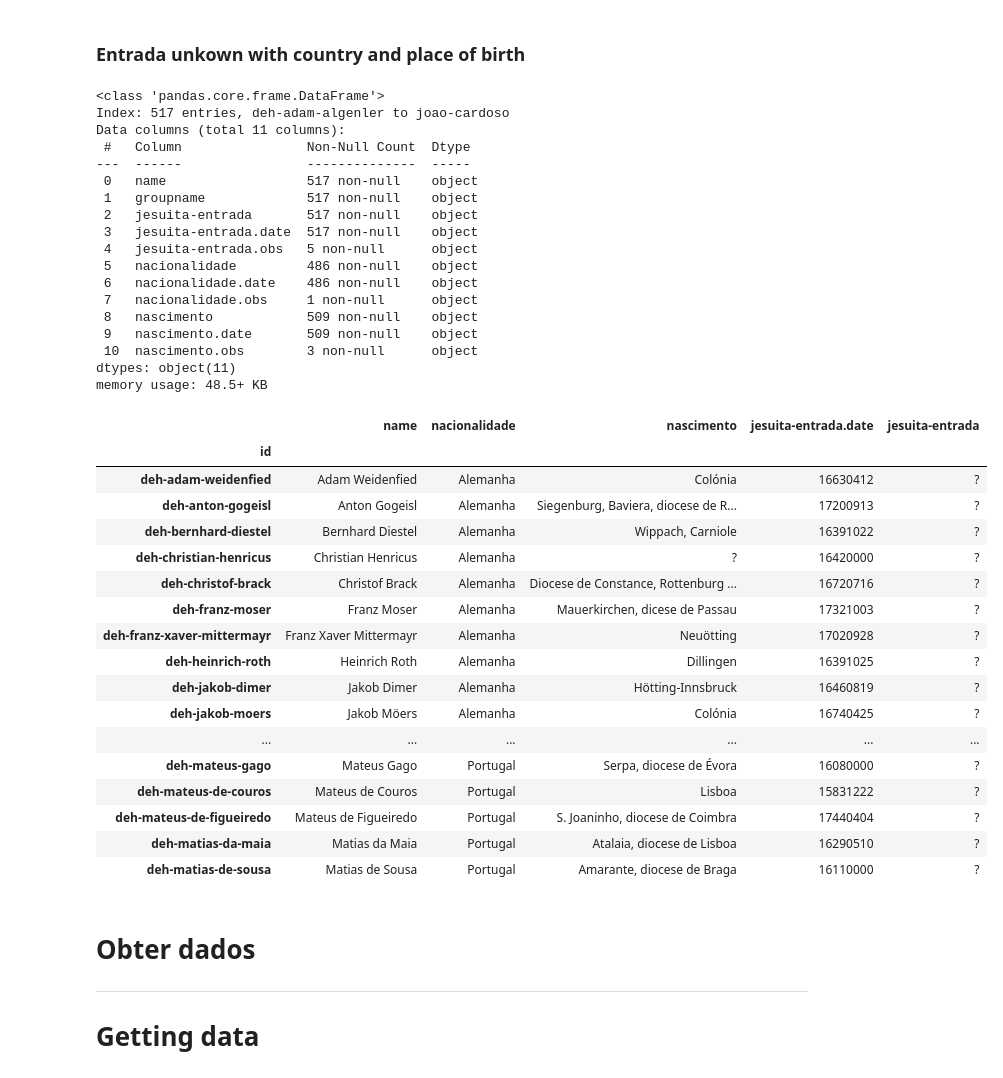
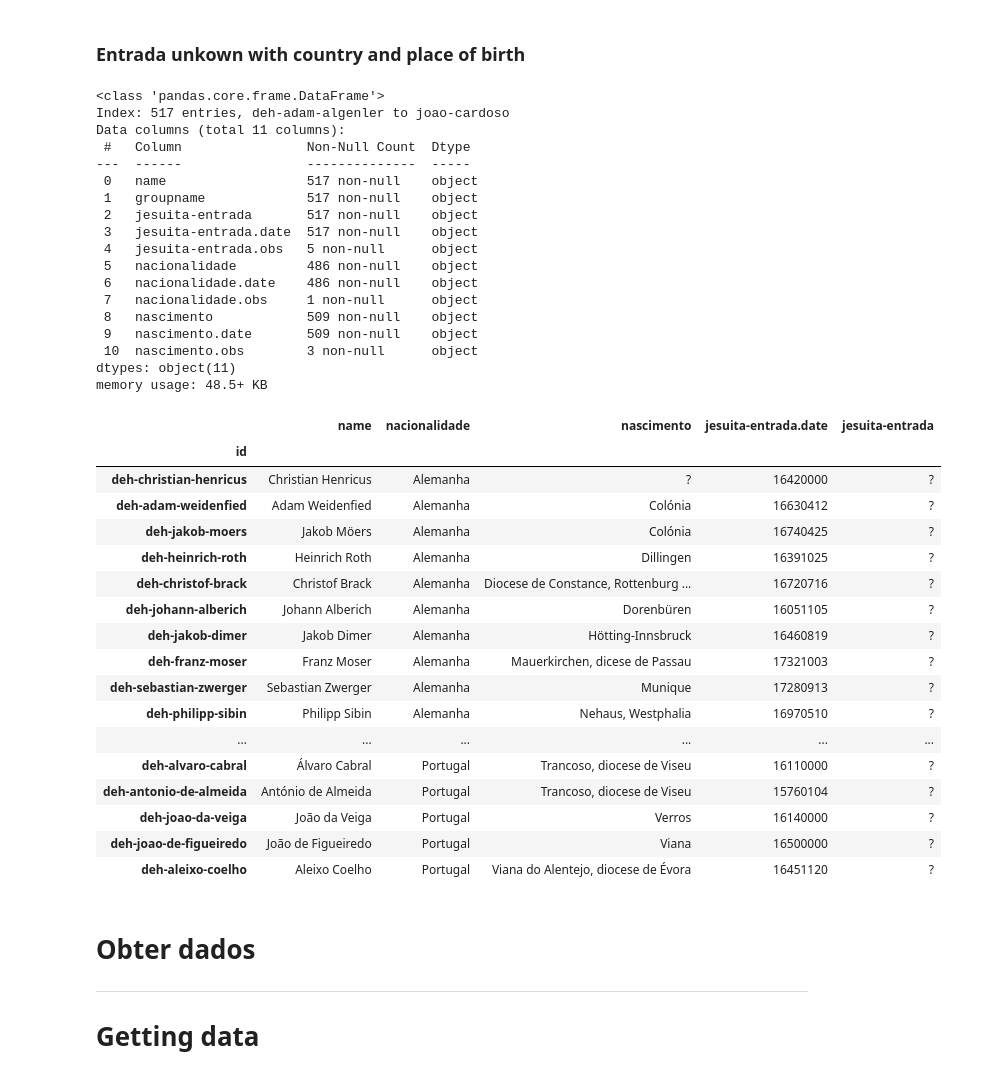
Before and after one commit to joaquimrcarvalho/dehergne-locations, a Jupyter notebook: notebooks/dehergne_analysis.ipynb, the cells around one changed output. Drawn from its saved outputs; the diff is of its cells as text; code cells hidden in the pictures.

```diff
--- a/notebooks/dehergne_analysis.ipynb
+++ b/notebooks/dehergne_analysis.ipynb
@@ -142,5 +133,5 @@ Only changed files since last import, or new files, will be processed.
 import logging
 logging.basicConfig(level=logging.INFO)
 
-tlnb.update_from_sources(with_import_errors=True)
+tlnb.db.update_from_sources(with_import_errors=True)
 # %% [output]
@@ -204,50 +182,53 @@ jesuita_entrada = entities_with_attribute(
     show_elements=['name','groupname'],
     the_type='jesuita-entrada',
     the_value='?',
     more_attributes=['nacionalidade','nascimento'],
     db=tlnb.db,
 )
 jesuita_entrada.info()
 
+sort_by_name = ['nacionalidade','name','nascimento']
+sort_by_birth_place = ['nacionalidade','nascimento']
+
 cols=['name','nacionalidade','nascimento','jesuita-entrada.date','jesuita-entrada',]
-jesuita_entrada[jesuita_entrada.groupname=='n'][cols].sort_values(by=['nacionalidade','name','nascimento'])
+jesuita_entrada[jesuita_entrada.groupname=='n'][cols].sort_values(by=sort_by_birth_place)
 # %% [output]
 <class 'pandas.core.frame.DataFrame'>
 Index: 517 entries, deh-adam-algenler to joao-cardoso
 Data columns (total 11 columns):
  #   Column                Non-Null Count  Dtype
 ---  ------                --------------  -----
  0   name                  517 non-null    object
  1   groupname             517 non-null    object
  2   jesuita-entrada       517 non-null    object
  3   jesuita-entrada.date  517 non-null    object
  4   jesuita-entrada.obs   5 non-null      object
  5   nacionalidade         486 non-null    object
  6   nacionalidade.date    486 non-null    object
  7   nacionalidade.obs     1 non-null      object
  8   nascimento            509 non-null    object
  9   nascimento.date       509 non-null    object
  10  nascimento.obs        3 non-null      object
 dtypes: object(11)
 memory usage: 48.5+ KB
 |  | name | nacionalidade | nascimento | jesuita-entrada.date | jesuita-entrada |
 | id |  |  |  |  |  |
+| deh-christian-henricus | Christian Henricus | Alemanha | ? | 16420000 | ? |
 | deh-adam-weidenfied | Adam Weidenfied | Alemanha | Colónia | 16630412 | ? |
-| deh-anton-gogeisl | Anton Gogeisl | Alemanha | Siegenburg, Baviera, diocese de R... | 17200913 | ? |
-| deh-bernhard-diestel | Bernhard Diestel | Alemanha | Wippach, Carniole | 16391022 | ? |
-| deh-christian-henricus | Christian Henricus | Alemanha | ? | 16420000 | ? |
+| deh-jakob-moers | Jakob Möers | Alemanha | Colónia | 16740425 | ? |
+| deh-heinrich-roth | Heinrich Roth | Alemanha | Dillingen | 16391025 | ? |
 | deh-christof-brack | Christof Brack | Alemanha | Diocese de Constance, Rottenburg ... | 16720716 | ? |
+| deh-johann-alberich | Johann Alberich | Alemanha | Dorenbüren | 16051105 | ? |
+| deh-jakob-dimer | Jakob Dimer | Alemanha | Hötting-Innsbruck | 16460819 | ? |
 | deh-franz-moser | Franz Moser | Alemanha | Mauerkirchen, dicese de Passau | 17321003 | ? |
-| deh-franz-xaver-mittermayr | Franz Xaver Mittermayr | Alemanha | Neuötting | 17020928 | ? |
-| deh-heinrich-roth | Heinrich Roth | Alemanha | Dillingen | 16391025 | ? |
-| deh-jakob-dimer | Jakob Dimer | Alemanha | Hötting-Innsbruck | 16460819 | ? |
-| deh-jakob-moers | Jakob Möers | Alemanha | Colónia | 16740425 | ? |
+| deh-sebastian-zwerger | Sebastian Zwerger | Alemanha | Munique | 17280913 | ? |
+| deh-philipp-sibin | Philipp Sibin | Alemanha | Nehaus, Westphalia | 16970510 | ? |
 | ... | ... | ... | ... | ... | ... |
-| deh-mateus-gago | Mateus Gago | Portugal | Serpa, diocese de Évora | 16080000 | ? |
-| deh-mateus-de-couros | Mateus de Couros | Portugal | Lisboa | 15831222 | ? |
-| deh-mateus-de-figueiredo | Mateus de Figueiredo | Portugal | S. Joaninho, diocese de Coimbra | 17440404 | ? |
-| deh-matias-da-maia | Matias da Maia | Portugal | Atalaia, diocese de Lisboa | 16290510 | ? |
-| deh-matias-de-sousa | Matias de Sousa | Portugal | Amarante, diocese de Braga | 16110000 | ? |
+| deh-alvaro-cabral | Álvaro Cabral | Portugal | Trancoso, diocese de Viseu | 16110000 | ? |
+| deh-antonio-de-almeida | António de Almeida | Portugal | Trancoso, diocese de Viseu | 15760104 | ? |
+| deh-joao-da-veiga | João da Veiga | Portugal | Verros | 16140000 | ? |
+| deh-joao-de-figueiredo | João de Figueiredo | Portugal | Viana | 16500000 | ? |
+| deh-aleixo-coelho | Aleixo Coelho | Portugal | Viana do Alentejo, diocese de Évora | 16451120 | ? |
 # %% [markdown]
 
 # Obter dados
```
Also changed, not shown: parts of 5 cells of this notebook, 5 other files.
